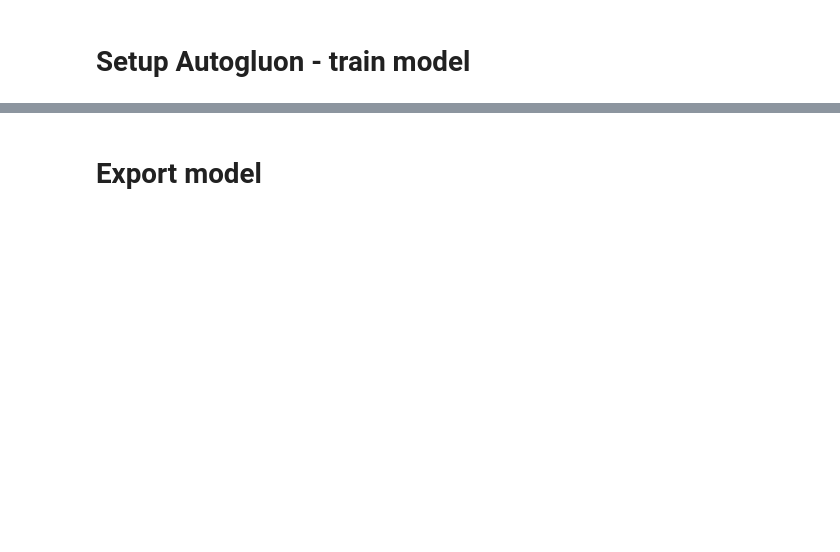
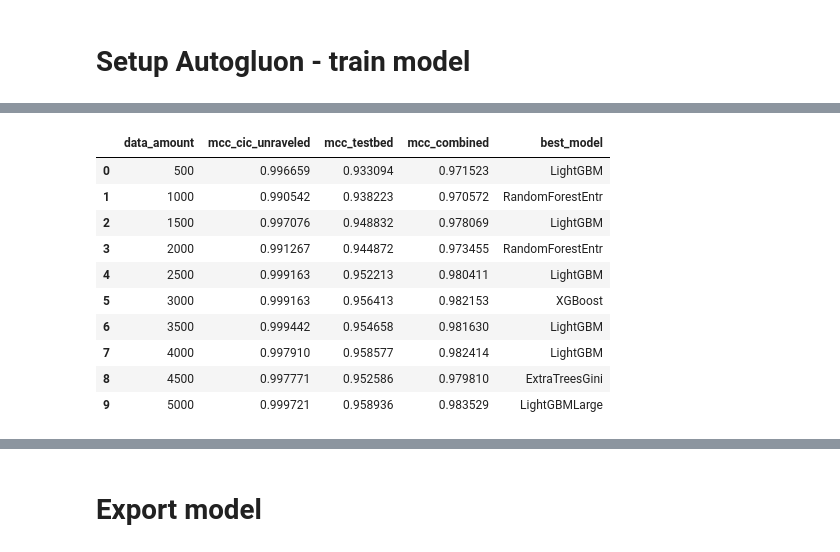
Before and after one commit to navya144/modular_ids_framework, a Jupyter notebook: persistent_non_persistent_model.ipynb, the cells around one changed output, grey strips where cells are left out. Drawn from its saved outputs; the diff is of its cells as text; code cells hidden in the pictures; blank space fills up the shorter version.

```diff
--- a/persistent_non_persistent_model.ipynb
+++ b/persistent_non_persistent_model.ipynb
@@ -57,0 +100,5 @@ combined_train_df['Label'].hist()
+# %%
+cic_ids_test = pd.read_csv('TEST_DFs/cic_ids_2017_test.csv')
+non_persistent_testbed_test = pd.read_csv('TEST_DFs/non_persistent_testbed_test.csv')
+persistent_testbed_test = pd.read_csv('TEST_DFs/persistent_testbed_test.csv')
+unraveled_test = pd.read_csv('TEST_DFs/unraveled_test.csv')
@@ -127,0 +263,14 @@ predictor.leaderboard(combined_test_df)
+# %%
+results
+# %% [output]
+|  | data_amount | mcc_cic_unraveled | mcc_testbed | mcc_combined | best_model |
+| 0 | 500 | 0.996659 | 0.933094 | 0.971523 | LightGBM |
+| 1 | 1000 | 0.990542 | 0.938223 | 0.970572 | RandomForestEntr |
+| 2 | 1500 | 0.997076 | 0.948832 | 0.978069 | LightGBM |
+| 3 | 2000 | 0.991267 | 0.944872 | 0.973455 | RandomForestEntr |
+| 4 | 2500 | 0.999163 | 0.952213 | 0.980411 | LightGBM |
+| 5 | 3000 | 0.999163 | 0.956413 | 0.982153 | XGBoost |
+| 6 | 3500 | 0.999442 | 0.954658 | 0.981630 | LightGBM |
+| 7 | 4000 | 0.997910 | 0.958577 | 0.982414 | LightGBM |
+| 8 | 4500 | 0.997771 | 0.952586 | 0.979810 | ExtraTreesGini |
+| 9 | 5000 | 0.999721 | 0.958936 | 0.983529 | LightGBMLarge |
```
Also changed, not shown: parts of 27 cells of this notebook, 8 other files.
